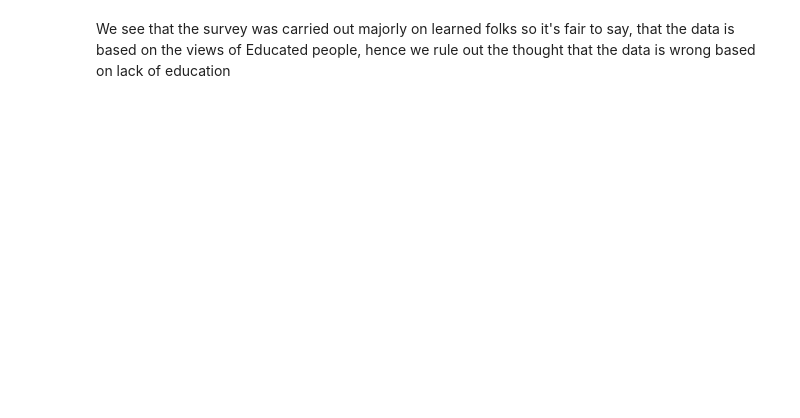
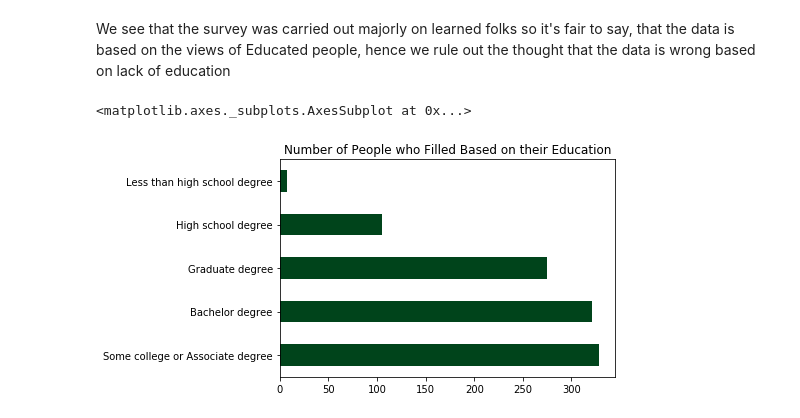
Before and after one commit to Uchencho/Exploring_Star_Wars_Movies, a Jupyter notebook: star_wars_survey.ipynb, the cells around one changed output. Drawn from its saved outputs; the diff is of its cells as text; code cells hidden in the pictures; blank space fills up the shorter version.

Commit message:
Added an extra plot

```diff
--- a/star_wars_survey.ipynb
+++ b/star_wars_survey.ipynb
@@ -388,2 +388,10 @@ plt.show()
 # %% [markdown]
 We see that the survey was carried out majorly on learned folks so it's fair to say, that the data is based on the views of Educated people,  hence we rule out the thought that the data is wrong based on lack of education
+# %%
+star_wars["Education"].value_counts().plot(kind = 'barh',
+                                           title = 'Number of People who Filled Based on their Education',
+                                           colormap = plt.cm.BuGn_r
+                                          )
+# %% [output]
+<matplotlib.axes._subplots.AxesSubplot at 0x...>
+[figure, added]
```
Also changed, not shown: parts of 9 cells of this notebook.
